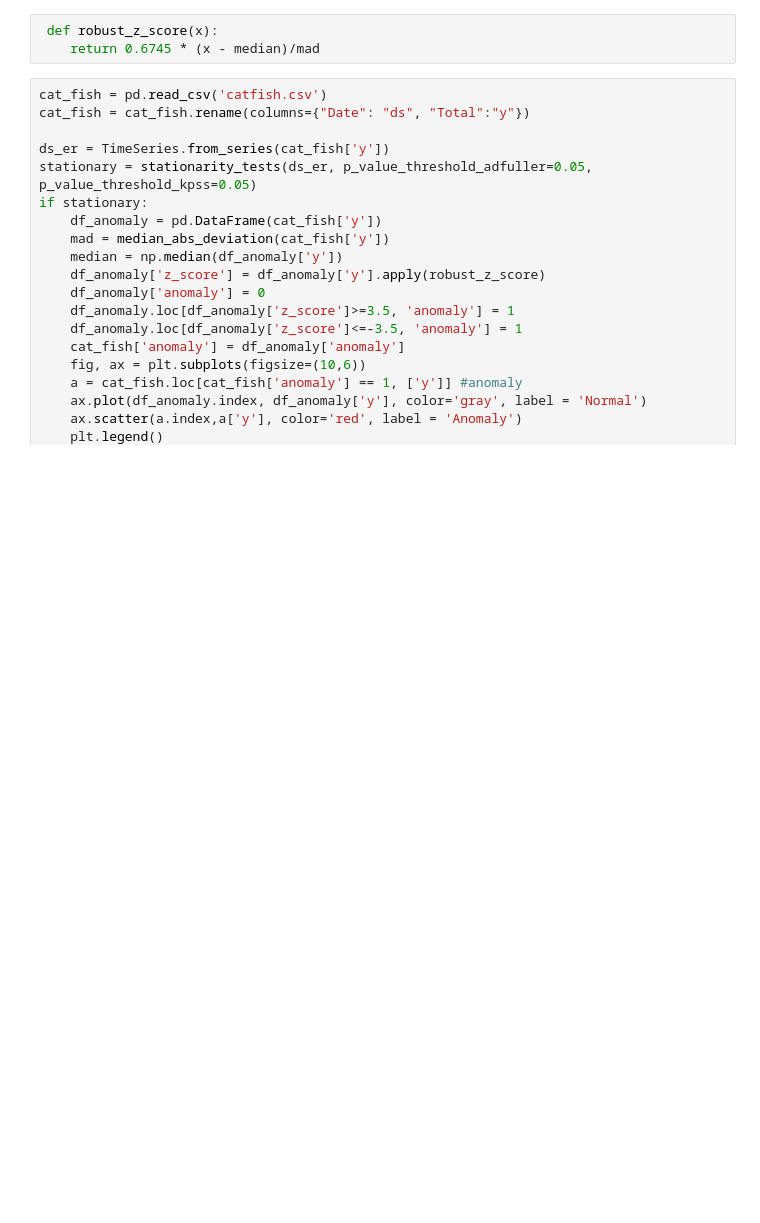
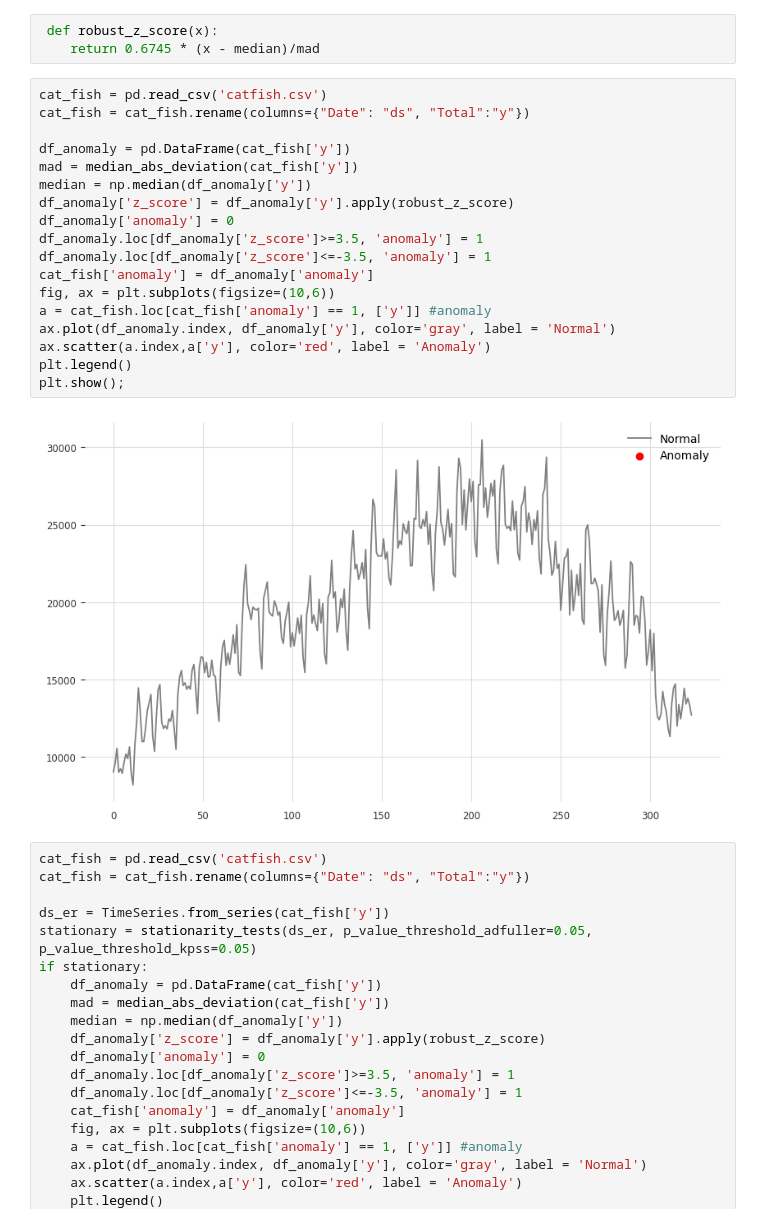
Before and after one commit to aswinselva04/researchnotebooks, a Jupyter notebook: AnomalyD.ipynb, the cells around one changed output. Cells and saved outputs as stored; diff of their text form; blank space fills up the shorter version.

```diff
--- a/AnomalyD.ipynb
+++ b/AnomalyD.ipynb
@@ -1056,6 +1094,26 @@ look-up table. The actual p-value is smaller than the p-value returned.
 # %%
  def robust_z_score(x):
     return 0.6745 * (x - median)/mad
+# %%
+cat_fish = pd.read_csv('catfish.csv')
+cat_fish = cat_fish.rename(columns={"Date": "ds", "Total":"y"})
+
+df_anomaly = pd.DataFrame(cat_fish['y'])
+mad = median_abs_deviation(cat_fish['y'])
+median = np.median(df_anomaly['y'])
+df_anomaly['z_score'] = df_anomaly['y'].apply(robust_z_score)
+df_anomaly['anomaly'] = 0
+df_anomaly.loc[df_anomaly['z_score']>=3.5, 'anomaly'] = 1
+df_anomaly.loc[df_anomaly['z_score']<=-3.5, 'anomaly'] = 1
+cat_fish['anomaly'] = df_anomaly['anomaly']
+fig, ax = plt.subplots(figsize=(10,6))
+a = cat_fish.loc[cat_fish['anomaly'] == 1, ['y']] #anomaly
+ax.plot(df_anomaly.index, df_anomaly['y'], color='gray', label = 'Normal')
+ax.scatter(a.index,a['y'], color='red', label = 'Anomaly')
+plt.legend()
+plt.show();
+# %% [output]
+[figure, added]
 # %%
 cat_fish = pd.read_csv('catfish.csv')
 cat_fish = cat_fish.rename(columns={"Date": "ds", "Total":"y"})
```
Also changed, not shown: parts of 16 cells of this notebook, 3 other files.
